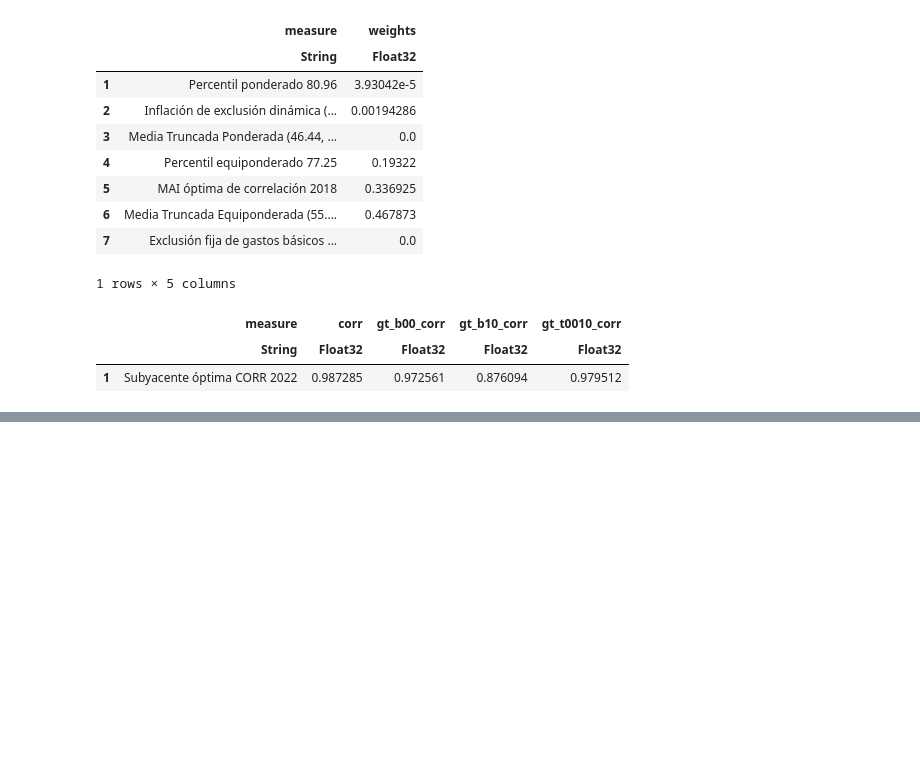
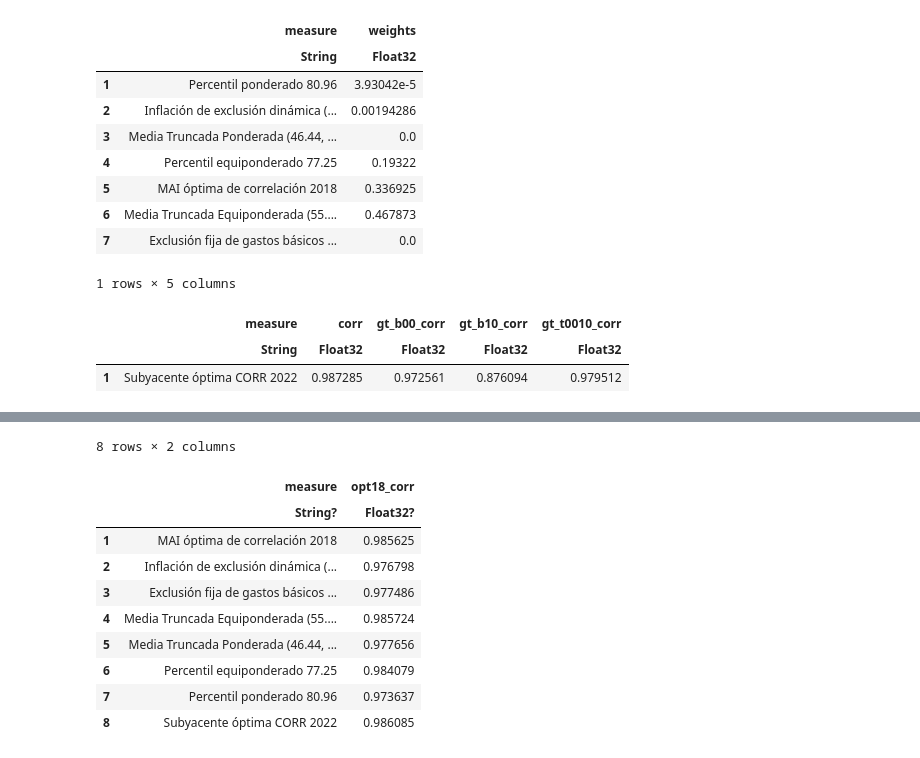
Before and after one commit to DIE-BG/HEMI.jl, a Jupyter notebook: notebooks/historic-combination-metrics/corr-combination-metrics.ipynb, the cells around one changed output, grey strips where cells are left out. Cells and saved outputs as stored; diff of their text form; code cells hidden in the pictures; blank space fills up the shorter version.

```diff
--- a/notebooks/historic-combination-metrics/corr-combination-metrics.ipynb
+++ b/notebooks/historic-combination-metrics/corr-combination-metrics.ipynb
@@ -118,0 +228,18 @@ select(comb_metrics_df, :measure, r"corr")
+# %%
+# Combinar todas las métricas en período de optimización
+optim_period_df = [
+    select(df_results, :measure, :corr => :opt18_corr);
+    select(comb_metrics_df, :measure, r"corr")
+]
+# %% [output]
+8 rows × 2 columns
+|  | measure | opt18_corr |
+|  | String? | Float32? |
+| 1 | MAI óptima de correlación 2018 | 0.985625 |
+| 2 | Inflación de exclusión dinámica (... | 0.976798 |
+| 3 | Exclusión fija de gastos básicos ... | 0.977486 |
+| 4 | Media Truncada Equiponderada (55.... | 0.985724 |
+| 5 | Media Truncada Ponderada (46.44, ... | 0.977656 |
+| 6 | Percentil equiponderado 77.25 | 0.984079 |
+| 7 | Percentil ponderado 80.96 | 0.973637 |
+| 8 | Subyacente óptima CORR 2022 | 0.986085 |
```
Also changed, not shown: parts of 16 cells of this notebook, 2 other files.
